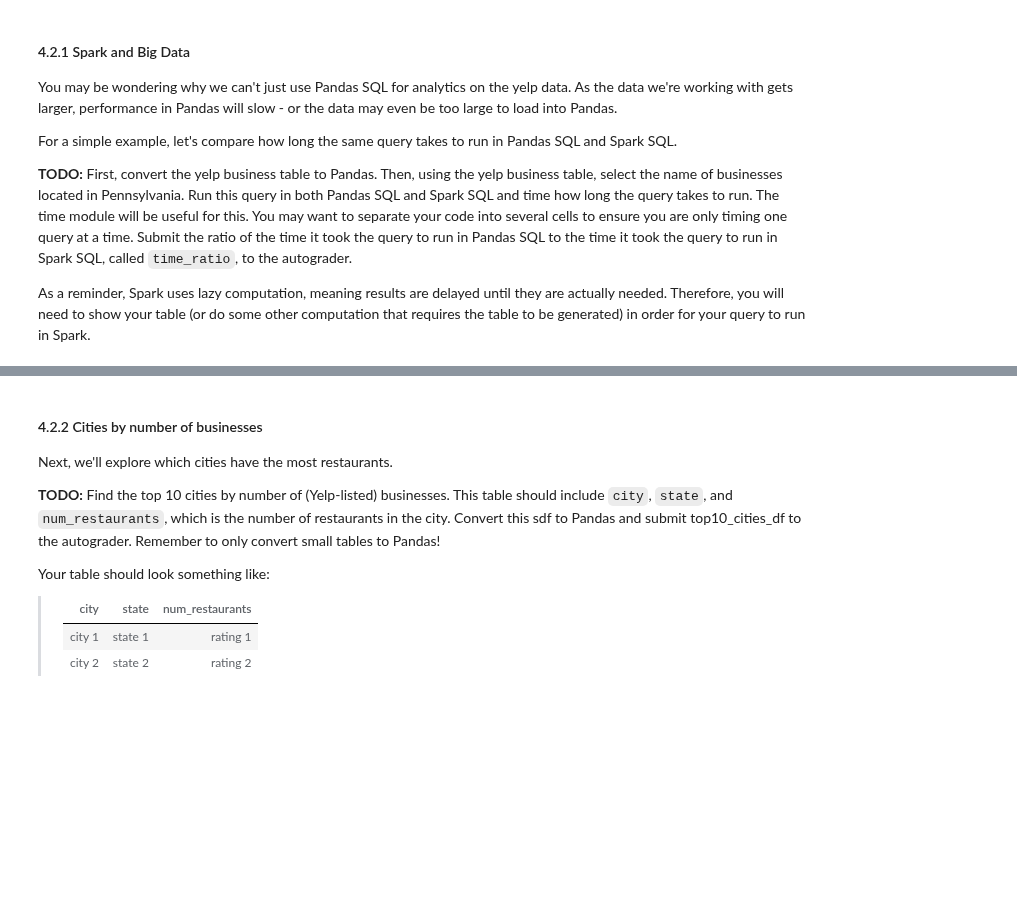
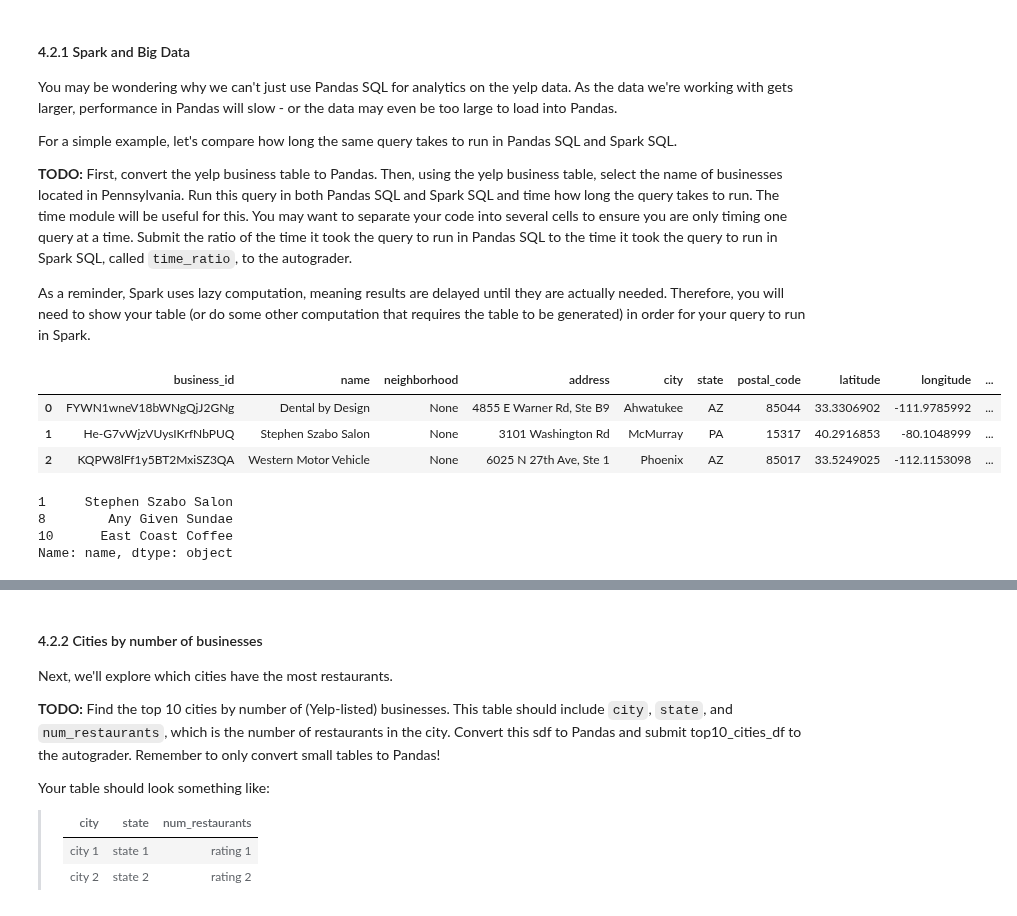
Before and after one commit to spatank/CIS-545, a Jupyter notebook: Homework_2_SPP.ipynb, the cells around one changed output, grey strips where cells are left out. Saved outputs shown, nothing was run; the diff lists cells and outputs as text; code cells hidden in the pictures; blank space fills up the shorter version.

```diff
--- a/Homework_2_SPP.ipynb
+++ b/Homework_2_SPP.ipynb
@@ -1099,8 +1099,23 @@ As a reminder, Spark uses lazy computation, meaning results are delayed until th
 import time
 # %%
 # TODO: Convert the yelp_business_sdf to Pandas
-yelp_business_df = # TODO
+yelp_business_df = yelp_business_sdf.toPandas()
+yelp_business_df.head(3)
+# %% [output]
+|  | business_id | name | neighborhood | address | city | state | postal_code | latitude | longitude | ... |
+| 0 | FYWN1wneV18bWNgQjJ2GNg | Dental by Design | None | 4855 E Warner Rd, Ste B9 | Ahwatukee | AZ | 85044 | 33.3306902 | -111.9785992 | ... |
+| 1 | He-G7vWjzVUysIKrfNbPUQ | Stephen Szabo Salon | None | 3101 Washington Rd | McMurray | PA | 15317 | 40.2916853 | -80.1048999 | ... |
+| 2 | KQPW8lFf1y5BT2MxiSZ3QA | Western Motor Vehicle | None | 6025 N 27th Ave, Ste 1 | Phoenix | AZ | 85017 | 33.5249025 | -112.1153098 | ... |
 # %%
 # TODO: Time the query takes to run in Pandas SQL
+start_time = time.time()
+PA_businesses_pandas = yelp_business_df[yelp_business_df['state'] == 'PA'] ['name']
+end_time = time.time()
+pandas_time = end_time - start_time
+# %% [output]
+1     Stephen Szabo Salon
+8        Any Given Sundae
+10      East Coast Coffee
+Name: name, dtype: object
 # %%
 # TODO: Time the query takes to run in Spark SQL
```
Also changed, not shown: parts of 3 cells of this notebook.
